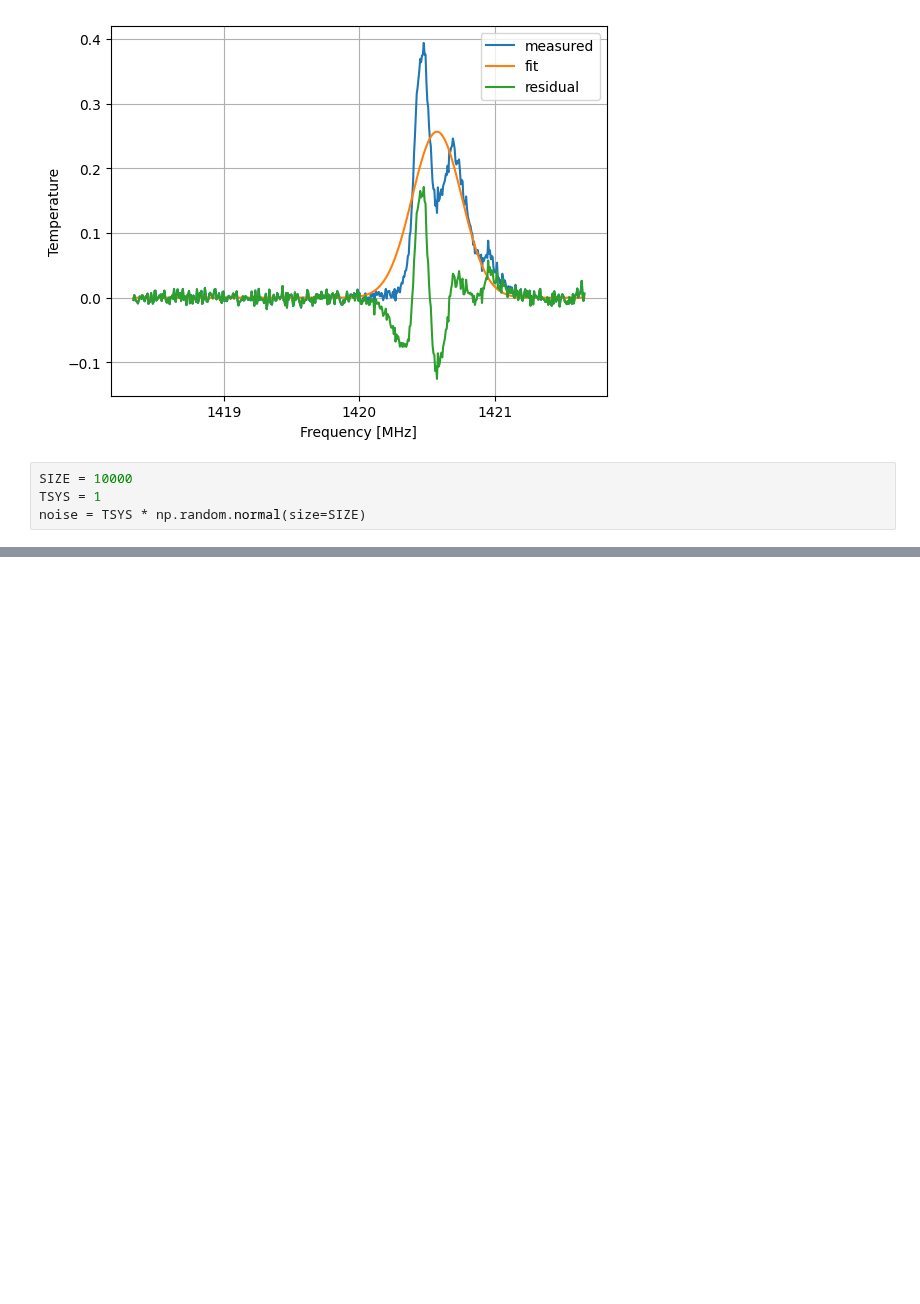
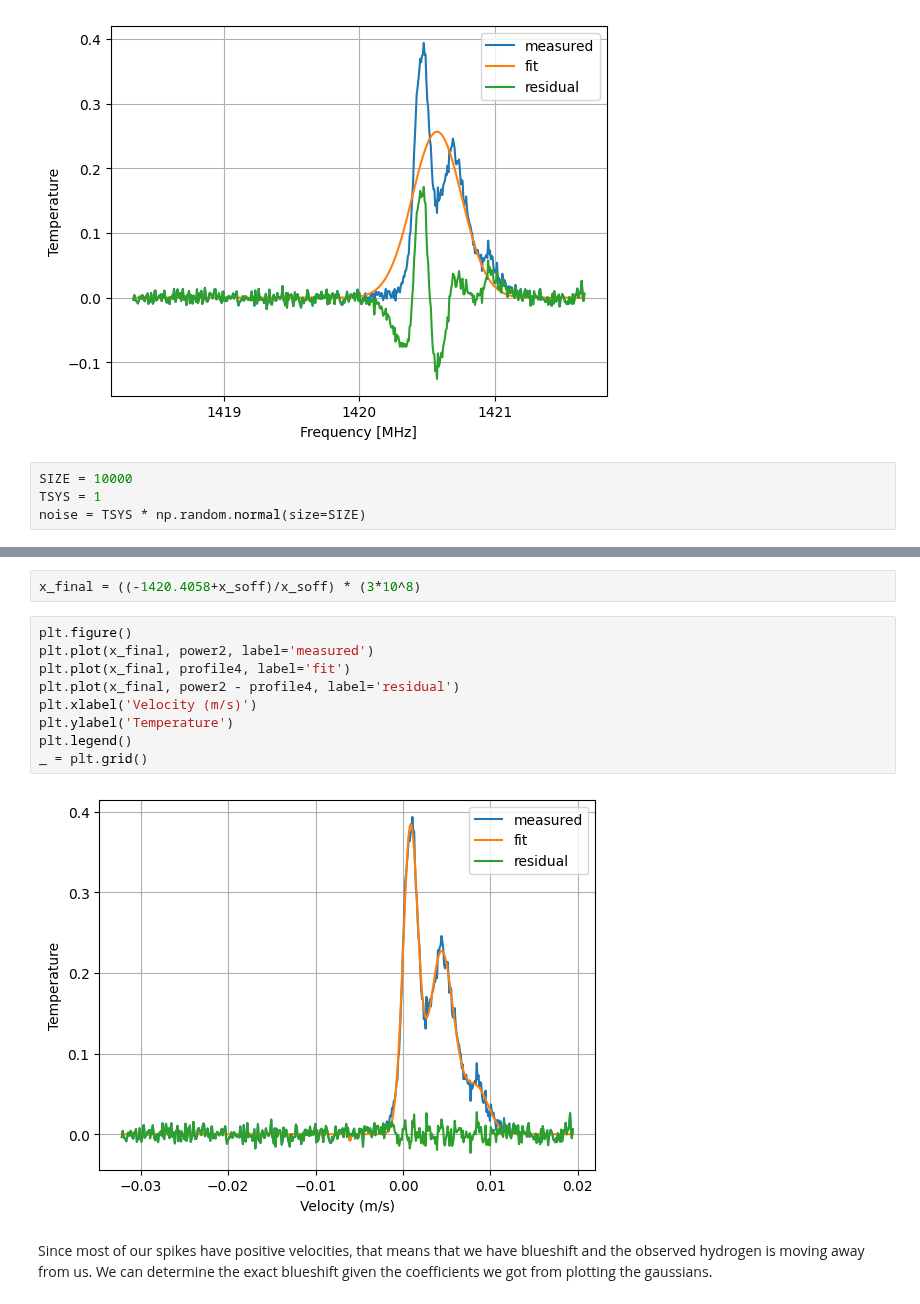
Before and after one commit to heyitsnalini/astro121group01, a Jupyter notebook: lab2/part_8.ipynb, the cells around one changed output, grey strips where cells are left out. Drawn from its saved outputs; the diff is of its cells as text; blank space fills up the shorter version.

```diff
--- a/lab2/part_8.ipynb
+++ b/lab2/part_8.ipynb
@@ -352,0 +433,15 @@ _ = plt.grid()
+# %%
+x_final = ((-1420.4058+x_soff)/x_soff) * (3*10^8)
+# %%
+plt.figure()
+plt.plot(x_final, power2, label='measured')
+plt.plot(x_final, profile4, label='fit')
+plt.plot(x_final, power2 - profile4, label='residual')
+plt.xlabel('Velocity (m/s)')
+plt.ylabel('Temperature')
+plt.legend()
+_ = plt.grid()
+# %% [output]
+[figure, added]
+# %% [markdown]
+Since most of our spikes have positive velocities, that means that we have blueshift and the observed hydrogen is moving away from us. We can determine the exact blueshift given the coefficients we got from plotting the gaussians.
```
Also changed, not shown: parts of 19 cells of this notebook.
